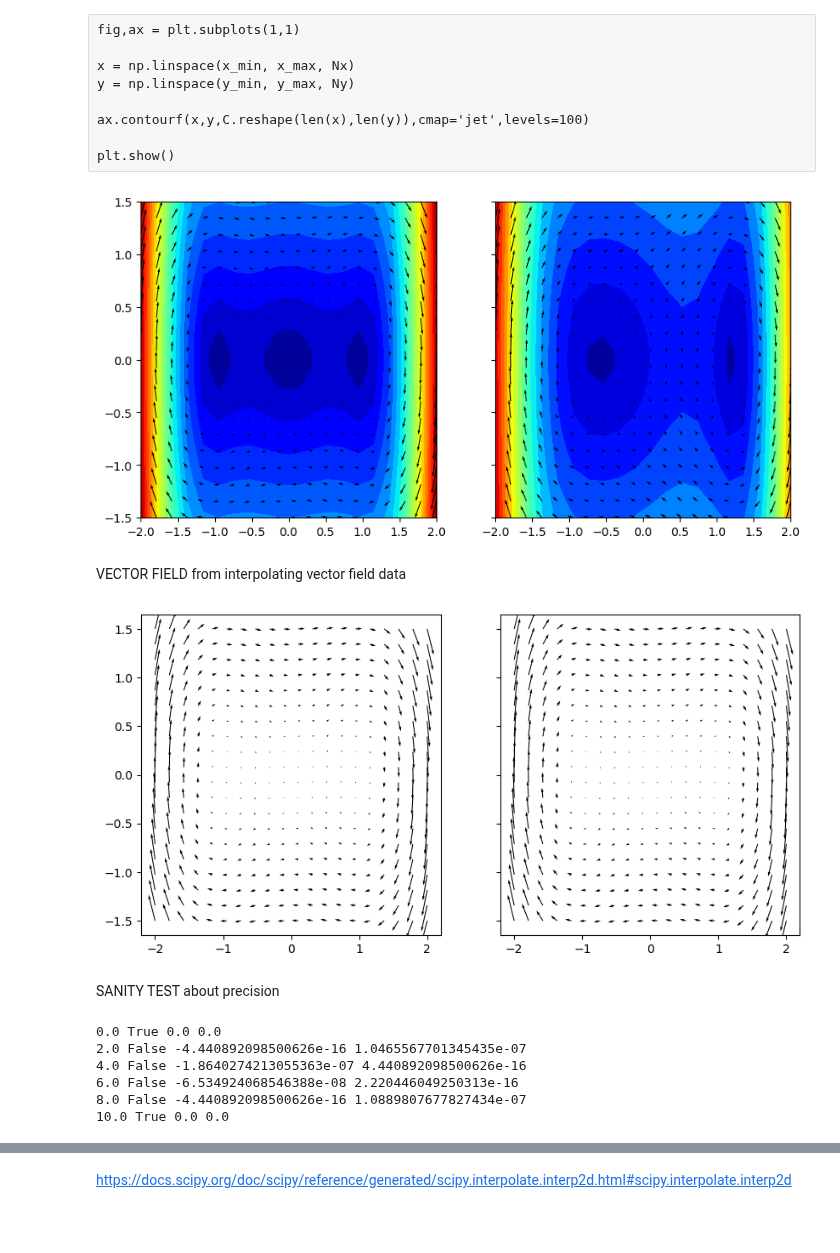
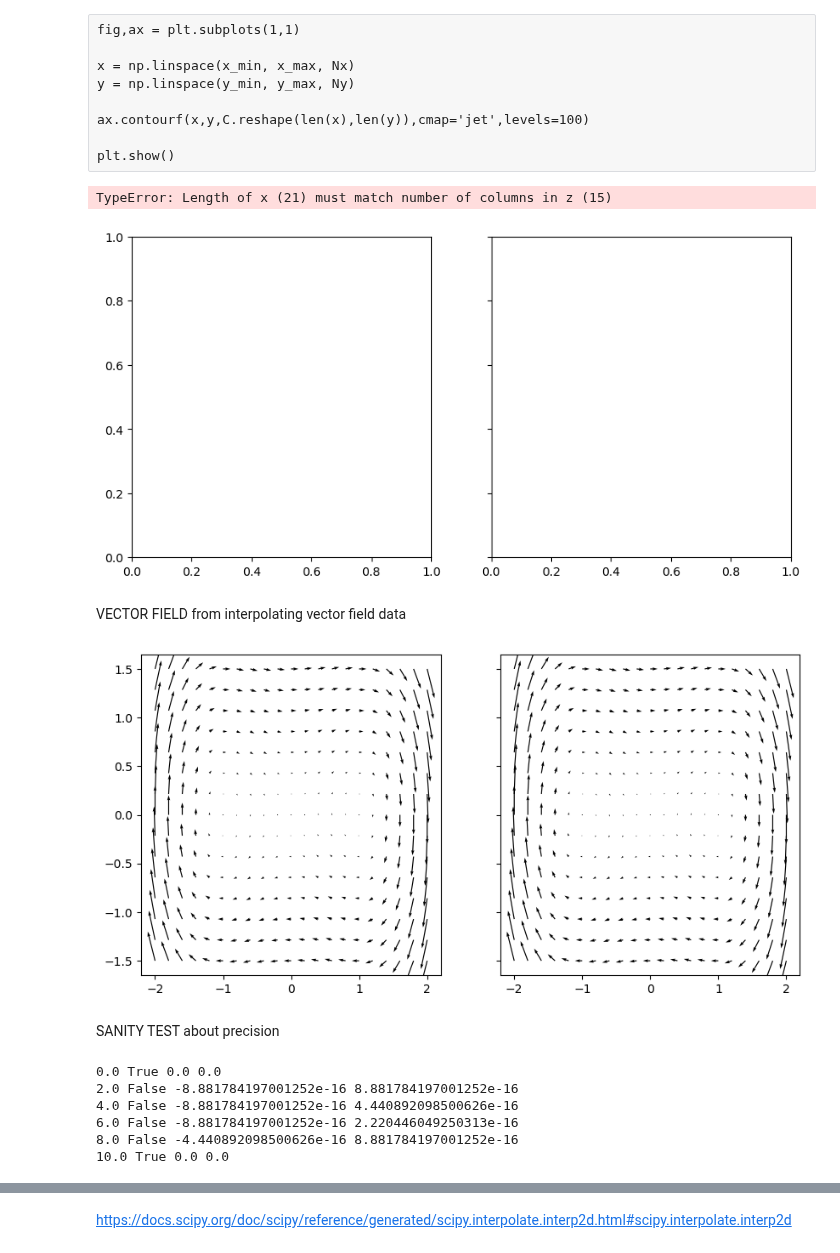
Before and after one commit to champsproject/ldds, a Jupyter notebook: LDs_from_data_NOTES.ipynb, the cells around one changed output, grey strips where cells are left out. Saved outputs shown, nothing was run; the diff lists cells and outputs as text; code cells hidden in the pictures; blank space fills up the shorter version.

```diff
--- a/LDs_from_data_NOTES.ipynb
+++ b/LDs_from_data_NOTES.ipynb
@@ -61,7 +67,7 @@ x_min,x_max = [-2, 2]
 y_min,y_max = [-1.5, 1.5]
 t_min, t_max = [0, 10]
 
-Nx, Ny, Nt = [20, 20, 100]
+Nx, Ny, Nt = [21, 15, 11]
 
 x = np.linspace(x_min,x_max,Nx)
 y = np.linspace(y_min,y_max,Ny)
@@ -86,19 +92,20 @@ plt.show()
 # %%
 fig,ax = plt.subplots(1,2,figsize=(10,5) ,dpi=100, sharex=True, sharey=True)
 
 C = np.linalg.norm(vector_field_frames[0],axis=1)
 u, v = vector_field_frames[0].T
 ax[0].contourf(x, y, C.reshape(len(x), len(y)),cmap='jet',levels=20)
 ax[0].quiver(points.T[0], points.T[1], u, v, zorder=100)
 
-C = np.linalg.norm(vector_field_frames[70],axis=1)
-u, v = vector_field_frames[70].T
+C = np.linalg.norm(vector_field_frames[10],axis=1)
+u, v = vector_field_frames[10].T
 ax[1].contourf(x, y, C.reshape(len(x), len(y)),cmap='jet',levels=20)
 ax[1].quiver(points.T[0], points.T[1], u, v, zorder=100)
 
 plt.show()
 # %% [output]
+TypeError: Length of x (21) must match number of columns in z (15)
-[figure, old version]
+[figure, new version]
 # %% [markdown]
 VECTOR FIELD  from interpolating vector field data
 # %%
@@ -124,7 +131,7 @@ ax[1].quiver(x, y, u, v)
 
 plt.show()
 # %% [output]
-[figure, old version]
+[figure, new version]
 # %% [markdown]
 SANITY TEST about precision
 # %%
@@ -134,8 +141,8 @@ for t0 in np.linspace(t_min, t_max, 6):
     print(t0, test, diff.min(), diff.max())
 # %% [output]
 0.0 True 0.0 0.0
-2.0 False -4.440892098500626e-16 1.0465567701345435e-07
-4.0 False -1.8640274213055363e-07 4.440892098500626e-16
-6.0 False -6.534924068546388e-08 2.220446049250313e-16
-8.0 False -4.440892098500626e-16 1.0889807677827434e-07
+2.0 False -8.881784197001252e-16 8.881784197001252e-16
+4.0 False -8.881784197001252e-16 4.440892098500626e-16
+6.0 False -8.881784197001252e-16 2.220446049250313e-16
+8.0 False -4.440892098500626e-16 8.881784197001252e-16
 10.0 True 0.0 0.0
```
Also changed, not shown: parts of 15 cells of this notebook, 1 other file.
